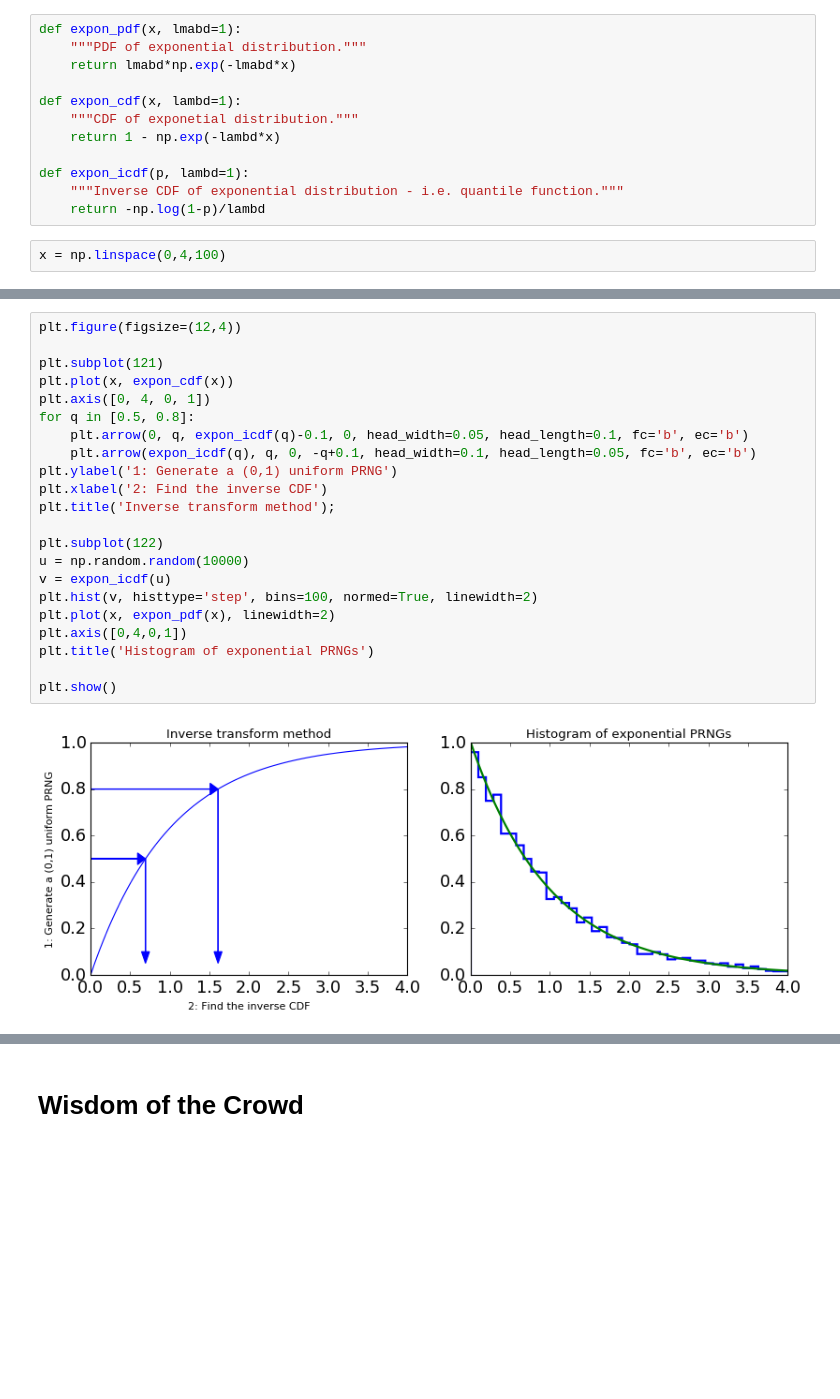
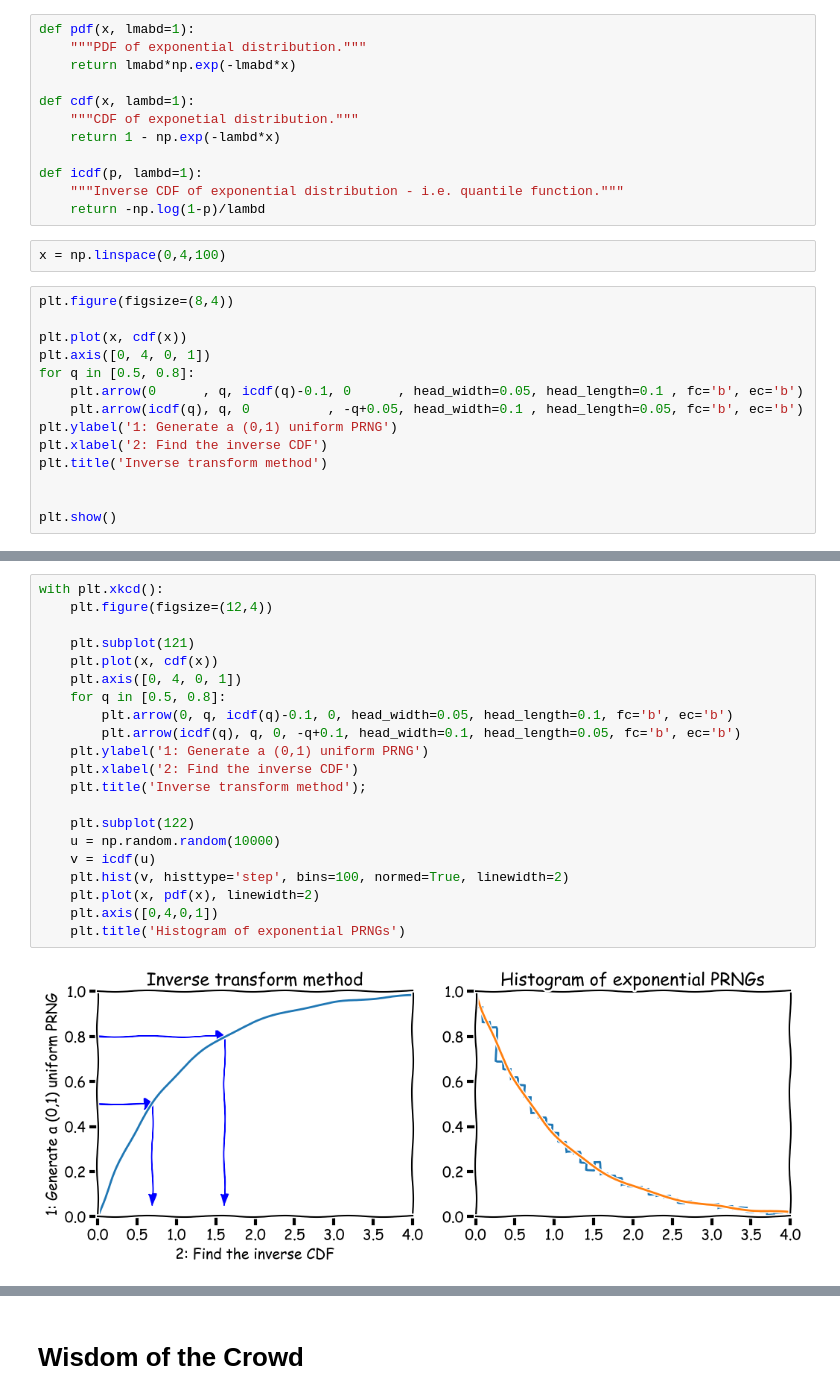
Before and after one commit to prickly-pythons/prickly-pythons, a Jupyter notebook: code_from_meetings/statistics/Statistics.ipynb, the cells around one changed output, grey strips where cells are left out. Cells and saved outputs as stored; diff of their text form; blank space fills up the shorter version.

```diff
--- a/code_from_meetings/statistics/Statistics.ipynb
+++ b/code_from_meetings/statistics/Statistics.ipynb
@@ -25,14 +18,28 @@ import scipy.stats as stats
 # %%
-def expon_pdf(x, lmabd=1):
+def pdf(x, lmabd=1):
     """PDF of exponential distribution."""
     return lmabd*np.exp(-lmabd*x)
 
-def expon_cdf(x, lambd=1):
+def cdf(x, lambd=1):
     """CDF of exponetial distribution."""
     return 1 - np.exp(-lambd*x)
 
-def expon_icdf(p, lambd=1):
+def icdf(p, lambd=1):
     """Inverse CDF of exponential distribution - i.e. quantile function."""
     return -np.log(1-p)/lambd
 # %%
 x = np.linspace(0,4,100)
+# %%
+plt.figure(figsize=(8,4))
+
+plt.plot(x, cdf(x))
+plt.axis([0, 4, 0, 1])
+for q in [0.5, 0.8]:
+    plt.arrow(0      , q, icdf(q)-0.1, 0      , head_width=0.05, head_length=0.1 , fc='b', ec='b')
+    plt.arrow(icdf(q), q, 0          , -q+0.05, head_width=0.1 , head_length=0.05, fc='b', ec='b')
+plt.ylabel('1: Generate a (0,1) uniform PRNG')
+plt.xlabel('2: Find the inverse CDF')
+plt.title('Inverse transform method')
+
+
+plt.show()
@@ -39,24 +71,23 @@ x = np.linspace(0,4,100)
 # %%
-plt.figure(figsize=(12,4))
+with plt.xkcd():
+    plt.figure(figsize=(12,4))
 
-plt.subplot(121)
-plt.plot(x, expon_cdf(x))
-plt.axis([0, 4, 0, 1])
-for q in [0.5, 0.8]:
-    plt.arrow(0, q, expon_icdf(q)-0.1, 0, head_width=0.05, head_length=0.1, fc='b', ec='b')
-    plt.arrow(expon_icdf(q), q, 0, -q+0.1, head_width=0.1, head_length=0.05, fc='b', ec='b')
-plt.ylabel('1: Generate a (0,1) uniform PRNG')
-plt.xlabel('2: Find the inverse CDF')
-plt.title('Inverse transform method');
+    plt.subplot(121)
+    plt.plot(x, cdf(x))
+    plt.axis([0, 4, 0, 1])
+    for q in [0.5, 0.8]:
+        plt.arrow(0, q, icdf(q)-0.1, 0, head_width=0.05, head_length=0.1, fc='b', ec='b')
+        plt.arrow(icdf(q), q, 0, -q+0.1, head_width=0.1, head_length=0.05, fc='b', ec='b')
+    plt.ylabel('1: Generate a (0,1) uniform PRNG')
+    plt.xlabel('2: Find the inverse CDF')
+    plt.title('Inverse transform method');
 
-plt.subplot(122)
-u = np.random.random(10000)
-v = expon_icdf(u)
-plt.hist(v, histtype='step', bins=100, normed=True, linewidth=2)
-plt.plot(x, expon_pdf(x), linewidth=2)
-plt.axis([0,4,0,1])
-plt.title('Histogram of exponential PRNGs')
-
-plt.show()
+    plt.subplot(122)
+    u = np.random.random(10000)
+    v = icdf(u)
+    plt.hist(v, histtype='step', bins=100, normed=True, linewidth=2)
+    plt.plot(x, pdf(x), linewidth=2)
+    plt.axis([0,4,0,1])
+    plt.title('Histogram of exponential PRNGs')
 # %% [output]
-[figure, old version]
+[figure, new version]
```
Also changed, not shown: parts of 17 cells of this notebook.
